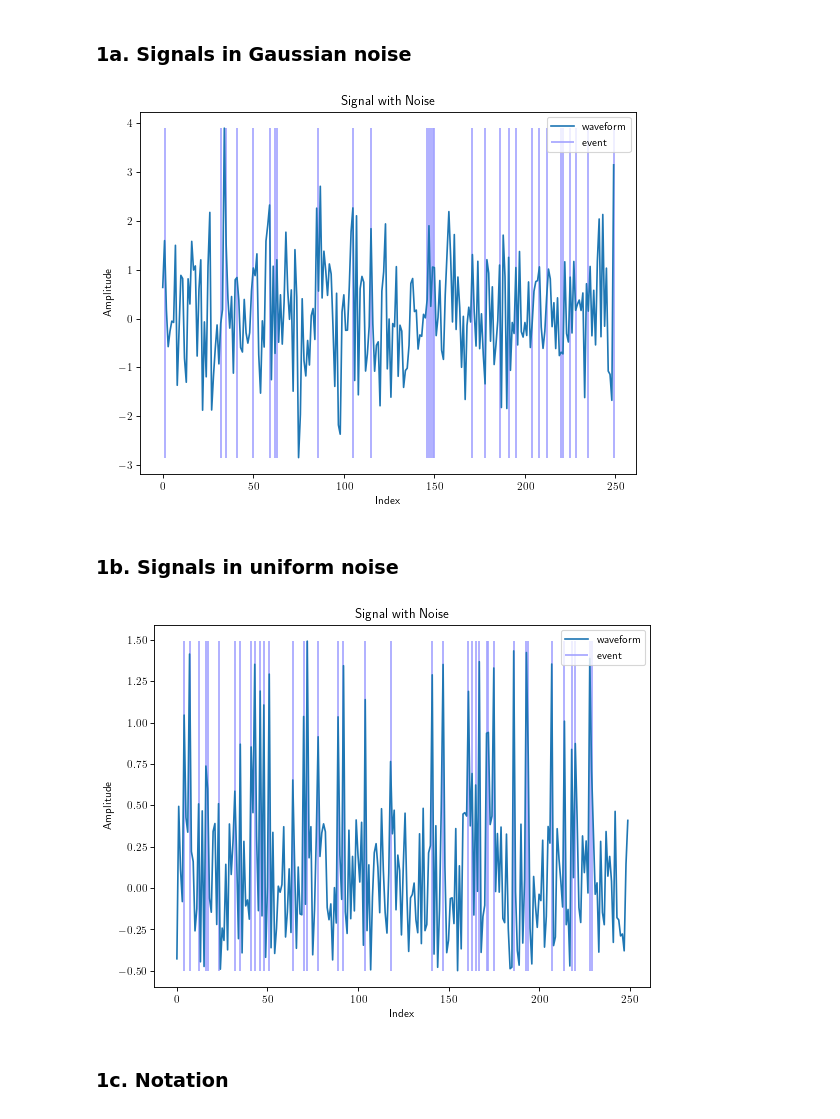
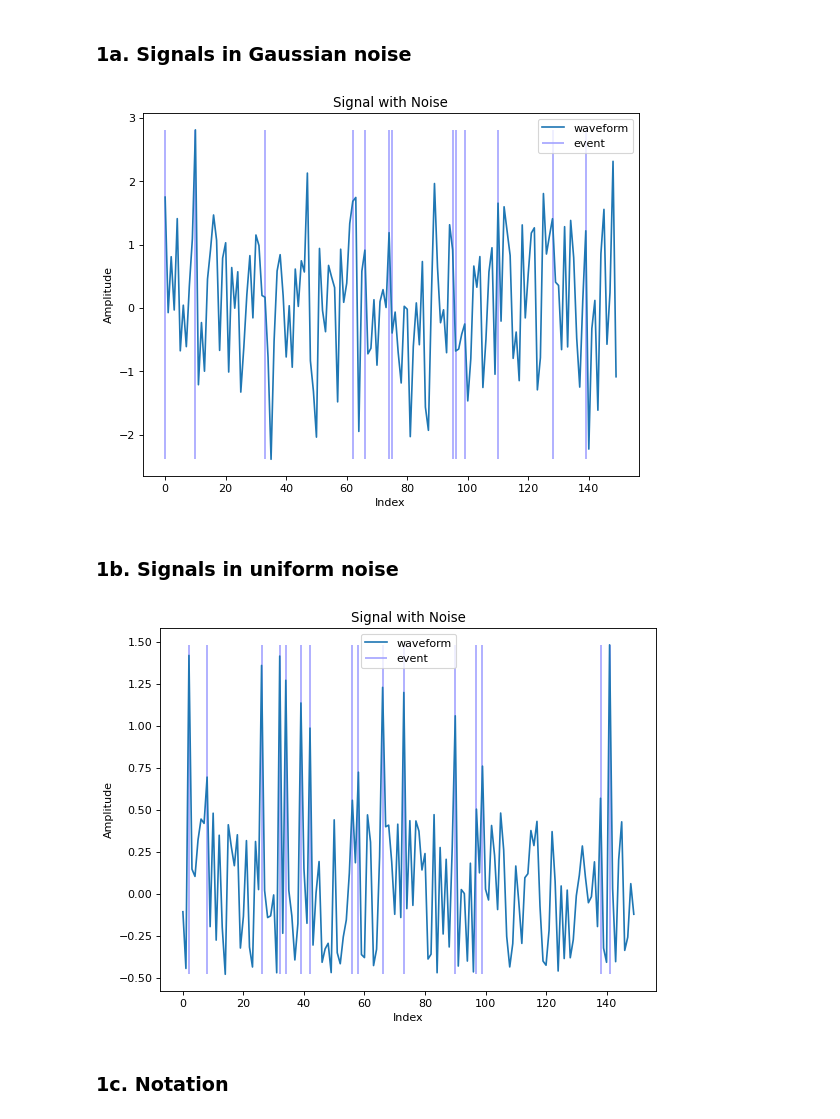
Before and after one commit to johnmays/CSDS_364_HW, a Jupyter notebook: A2/A2a/464-A2a-jkm100.ipynb, the cells around one changed output. Cells and saved outputs as stored; diff of their text form; code cells hidden in the pictures.

```diff
--- a/A2/A2a/464-A2a-jkm100.ipynb
+++ b/A2/A2a/464-A2a-jkm100.ipynb
@@ -10,18 +10,18 @@
 # Appropriate Imports:
 from A2a_code import *
 # %%
-signal, event_locations = genwaveform(N= 250, A=1, alpha=0.1)
+signal, event_locations = genwaveform(N= 150, A=1, alpha=0.1)
 plotwaveform(signal, event_locations)
 # %% [output]
-[figure, old version]
+[figure, new version]
 # %% [markdown]
 ### 1b. Signals in uniform noise
 # %%
-signal, event_locations = genwaveform(N= 250, A=1, alpha=0.1, \
+signal, event_locations = genwaveform(N= 150, A=1, alpha=0.1, \
     noisetype="uniform")
 plotwaveform(signal, event_locations)
 # %% [output]
-[figure, old version]
+[figure, new version]
 # %% [markdown]
 ### 1c. Notation
 # %% [markdown]
```
Also changed, not shown: parts of 12 cells of this notebook, 5 other files.
